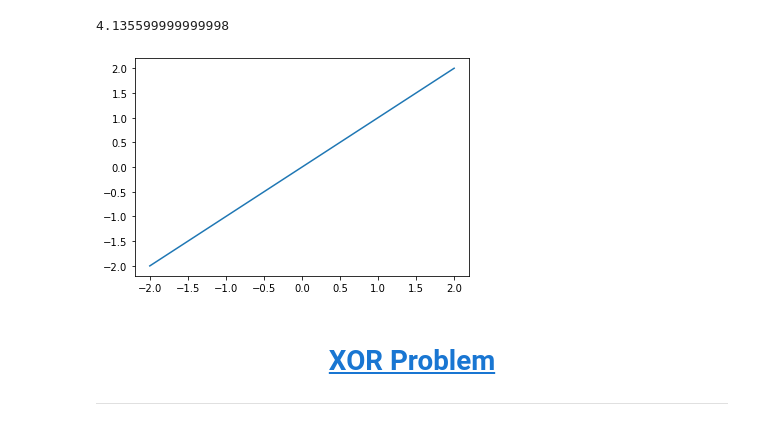
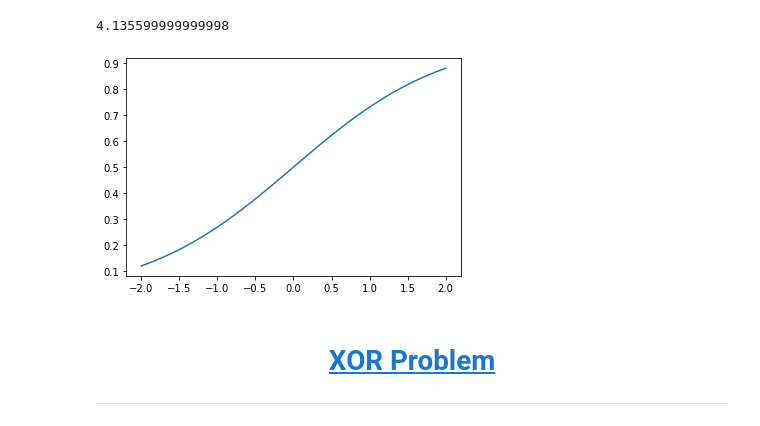
Before and after one commit to GhostlyTricks/ai-webdev, a Jupyter notebook: lessons/lesson-01/lesson-01.ghostlytricks.ipynb, the cells around one changed output. Cells and saved outputs as stored; diff of their text form; code cells hidden in the pictures.

```diff
--- a/lessons/lesson-01/lesson-01.ghostlytricks.ipynb
+++ b/lessons/lesson-01/lesson-01.ghostlytricks.ipynb
@@ -134,12 +134,12 @@ getNetOut()
 # %%
 # create the sigmoid activation function
 def sigmoid(x):
-  return 1/1(1+np.exp(-x))
+  return 1/ (1+np.exp(-x))
 # %%
 # plot the sigmoid activation function
-plotFn(linear)
+plotFn(sigmoid)
 # %% [output]
-[figure, old version]
+[figure, new version]
 # %% [markdown]
 # <center><a href='https://playground.tensorflow.org/#activation=linear&batchSize=10&dataset=xor&regDataset=reg-plane&learningRate=0.03&regularizationRate=0&noise=0&networkShape=8&seed=0.44328&showTestData=false&discretize=false&percTrainData=50&x=true&y=true&xTimesY=false&xSquared=false&ySquared=false&cosX=false&sinX=false&cosY=false&sinY=false&collectStats=false&problem=classification&initZero=false&hideText=false'>XOR Problem</a></center>
 
```
